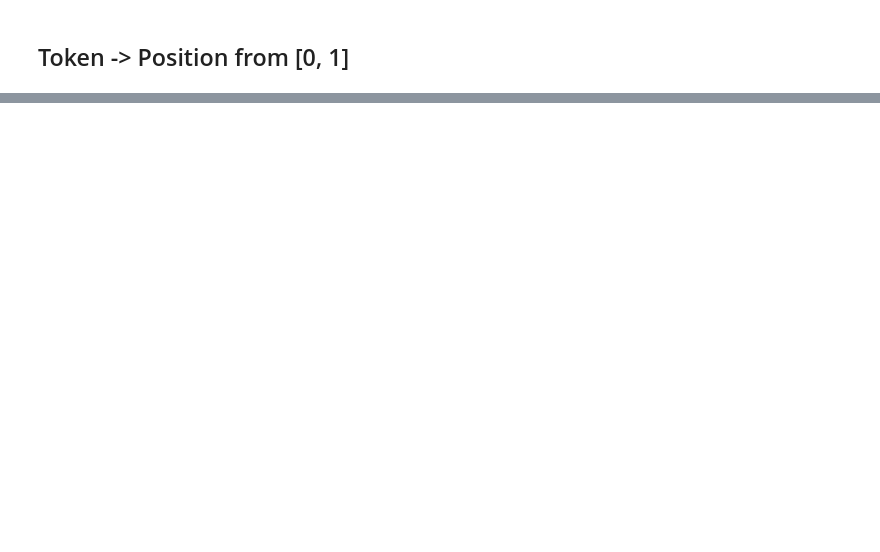
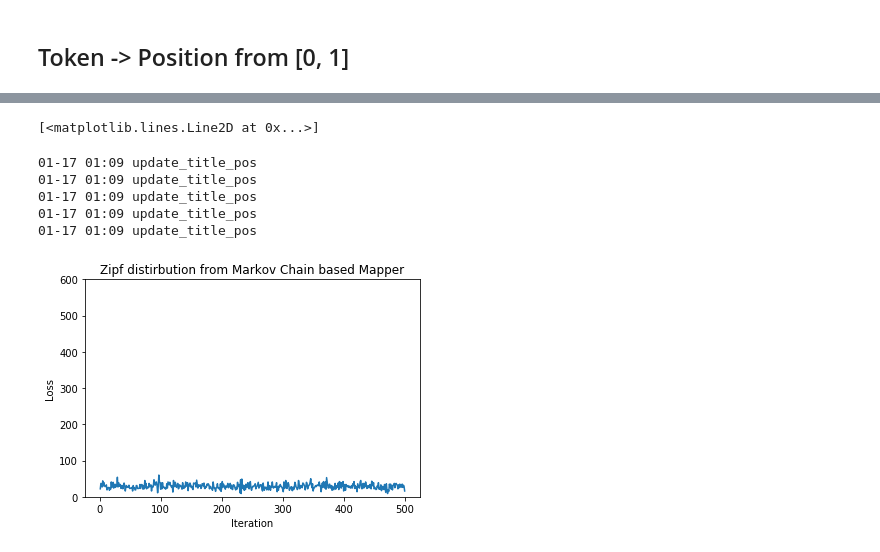
Before and after one commit to q0115643/arithmetic-hash, a Jupyter notebook: Untitled.ipynb, the cells around one changed output, grey strips where cells are left out. Saved outputs shown, nothing was run; the diff lists cells and outputs as text; code cells hidden in the pictures; blank space fills up the shorter version.

```diff
--- a/Untitled.ipynb
+++ b/Untitled.ipynb
@@ -131,17 +153,11 @@ int2char = dict(enumerate(alphabets, start=1))
 int2char[0] = '<PAD>'
 char2int = {char: index for index, char in int2char.items()}
 
-train_token_counter = []
-with open(train_tokens_csv_fp) as f:
-    lines = csv.reader(f)
-    next(lines)
-    for line in lines:
-        tok = line[0]
-        cnt = int(line[1])
-        train_token_counter.append(tuple([tok, cnt]))
+with open(train_tokens_fp) as f:
+    train_tokens = f.readlines()
+    train_tokens = [x.strip() for x in train_tokens]
 mc = Markov(3)
-mc.learn(train_token_counter)
+mc.learn(train_tokens)
 markov_char_probs = mc.get_probs('')
 print(markov_char_probs)
-print(mc.states[mc.init_chain()])
 # %% [output]
@@ -203,4 +222,4 @@ print(rnn_map.get_node('aa'))
 # %%
-train_tokens_csv_fp = './data/train_tokens.csv'
-markov_map = Markov_Map(3, train_tokens_csv_fp, 500)
+train_tokens_fp = './data/train_tokens.txt'
+markov_map = Markov_Map(3, train_tokens_fp, 500)
 # %%
@@ -209,0 +229,11 @@ print(markov_map.get_node('aa'))
+# %%
+test_tokens_fp = './data/test_tokens.txt'
+token_counter = []
+with open(test_tokens_fp) as f:
+    test_tokens = f.readlines()
+    test_tokens = [x.strip() for x in test_tokens]
+# %%
+cnt_per_node = [0] * 500
+for token in tqdm(test_tokens):
+    node_num = markov_map.get_node(token)
+    cnt_per_node[node_num - 1] += 1
@@ -209,0 +245,16 @@ print(markov_map.get_node('aa'))
+# %%
+plt.figure()
+plt.title("Zipf distirbution from Markov Chain based Mapper")
+zipf_xrange = [i+1 for i in list(range(500))]
+plt.xlabel("Iteration")
+plt.ylabel("Loss")
+plt.ylim(top=600)
+plt.plot(zipf_xrange, cnt_per_node)
+# %% [output]
+[<matplotlib.lines.Line2D at 0x...>]
+01-17 01:09 update_title_pos
+01-17 01:09 update_title_pos
+01-17 01:09 update_title_pos
+01-17 01:09 update_title_pos
+01-17 01:09 update_title_pos
+[figure, added]
```
Also changed, not shown: parts of 15 cells of this notebook, 10 other files.
